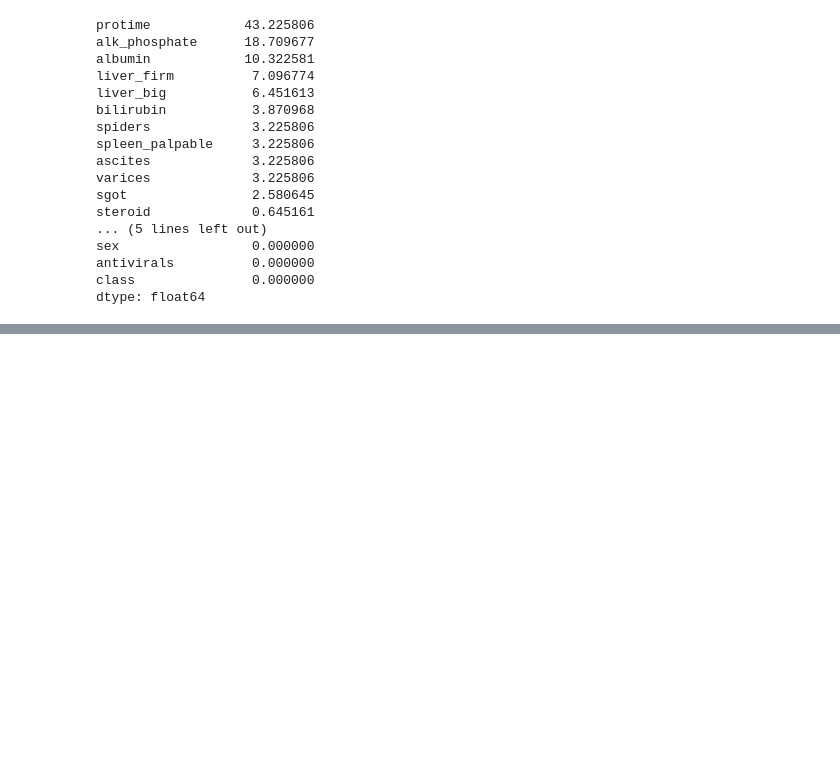
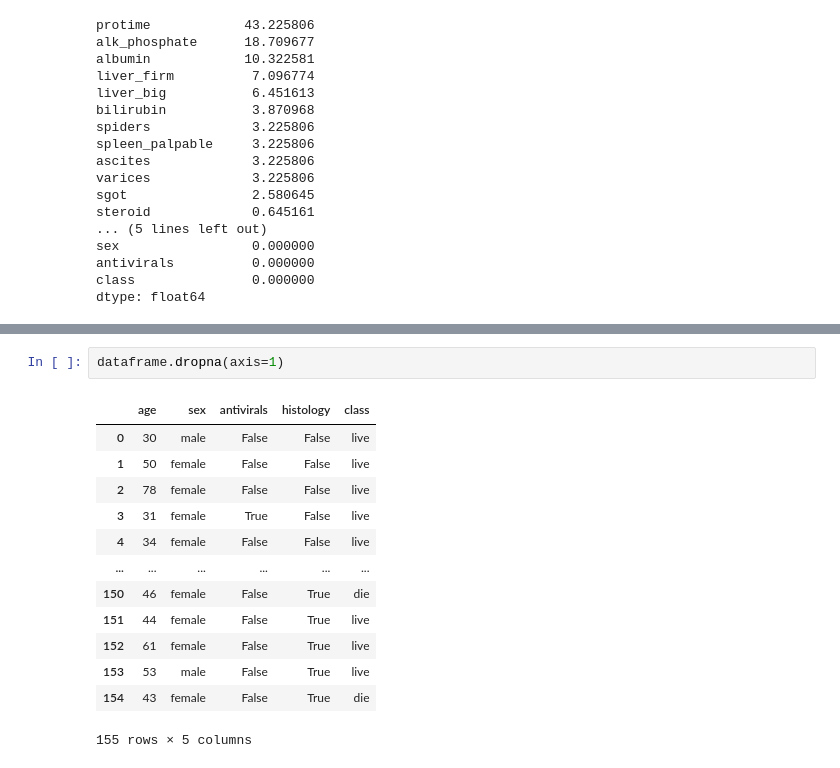
Before and after one commit to AimanHafizi619/Python-Preprocessing-Exercise, a Jupyter notebook: Prepocessing_Hepatitis.ipynb, the cells around one changed output, grey strips where cells are left out. Saved outputs shown, nothing was run; the diff lists cells and outputs as text; blank space fills up the shorter version.

```diff
--- a/Prepocessing_Hepatitis.ipynb
+++ b/Prepocessing_Hepatitis.ipynb
@@ -92,0 +127,16 @@ dtype: float64
+# %%
+dataframe.dropna(axis=1)
+# %% [output]
+|  | age | sex | antivirals | histology | class |
+| 0 | 30 | male | False | False | live |
+| 1 | 50 | female | False | False | live |
+| 2 | 78 | female | False | False | live |
+| 3 | 31 | female | True | False | live |
+| 4 | 34 | female | False | False | live |
+| ... | ... | ... | ... | ... | ... |
+| 150 | 46 | female | False | True | die |
+| 151 | 44 | female | False | True | live |
+| 152 | 61 | female | False | True | live |
+| 153 | 53 | male | False | True | live |
+| 154 | 43 | female | False | True | die |
+155 rows × 5 columns
```
Also changed, not shown: parts of 3 cells of this notebook.
